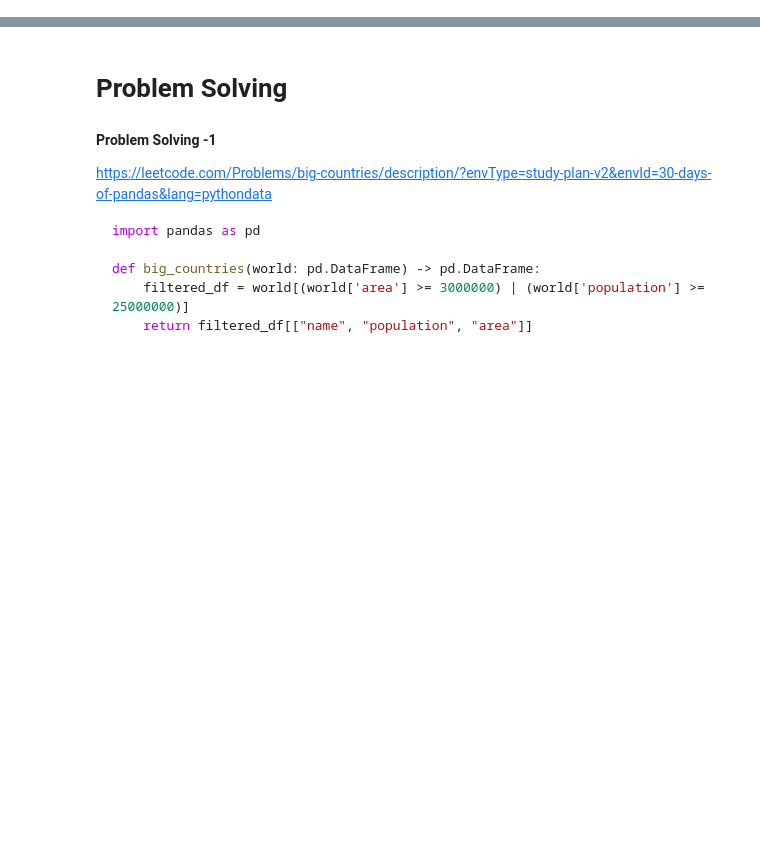
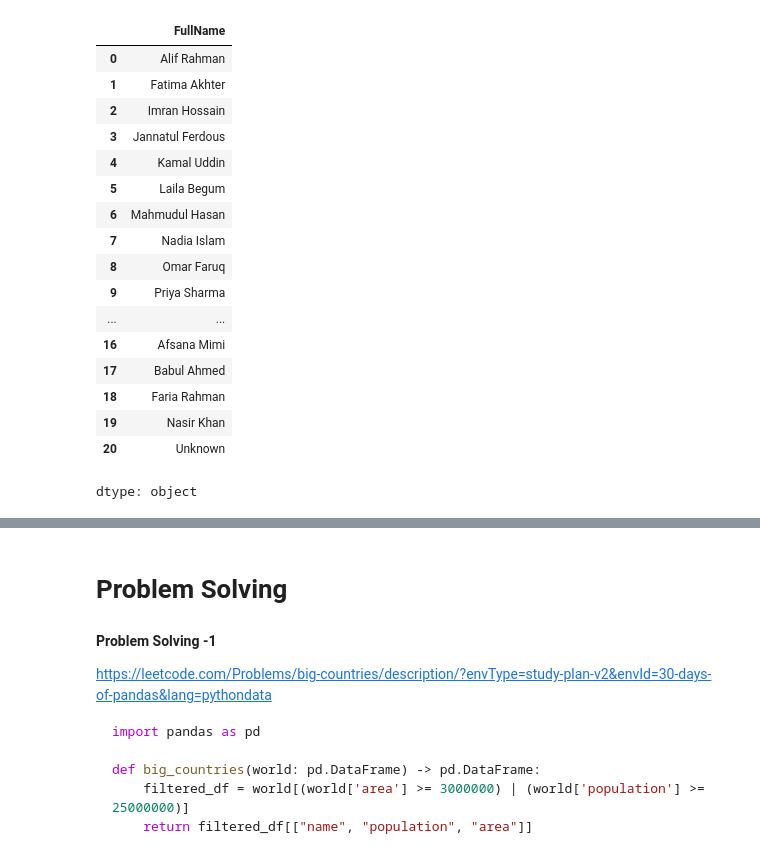
Before and after one commit to coderzaman/Data-Analysis-With-Pandas, a Jupyter notebook: Data_Analysis_With_Pandas.ipynb, the cells around one changed output, grey strips where cells are left out. Cells and saved outputs as stored; diff of their text form; code cells hidden in the pictures; blank space fills up the shorter version.

```diff
--- a/Data_Analysis_With_Pandas.ipynb
+++ b/Data_Analysis_With_Pandas.ipynb
@@ -3435,0 +4402,29 @@ df.to_csv("/content/drive/MyDrive/Dataset/Pandas_Dt/student_data_new.csv", index
+# %%
+df1 = pd.read_csv("/content/drive/MyDrive/Dataset/Pandas_Dt/student_data_new_modified.csv")
+df1
+
+# fillna: we can fill null with specfic value
+df1.fillna(0) # it fill all the value with 0 it is null
+
+# but here problem is it also fil text base value all 0 which is not unexpected
+# we can fill specific colum with specific value
+df1['FullName'].fillna("Unknown")
+# %% [output]
+|  | FullName |
+| 0 | Alif Rahman |
+| 1 | Fatima Akhter |
+| 2 | Imran Hossain |
+| 3 | Jannatul Ferdous |
+| 4 | Kamal Uddin |
+| 5 | Laila Begum |
+| 6 | Mahmudul Hasan |
+| 7 | Nadia Islam |
+| 8 | Omar Faruq |
+| 9 | Priya Sharma |
+| ... | ... |
+| 16 | Afsana Mimi |
+| 17 | Babul Ahmed |
+| 18 | Faria Rahman |
+| 19 | Nasir Khan |
+| 20 | Unknown |
+dtype: object
```
Also changed, not shown: parts of 22 cells of this notebook.
